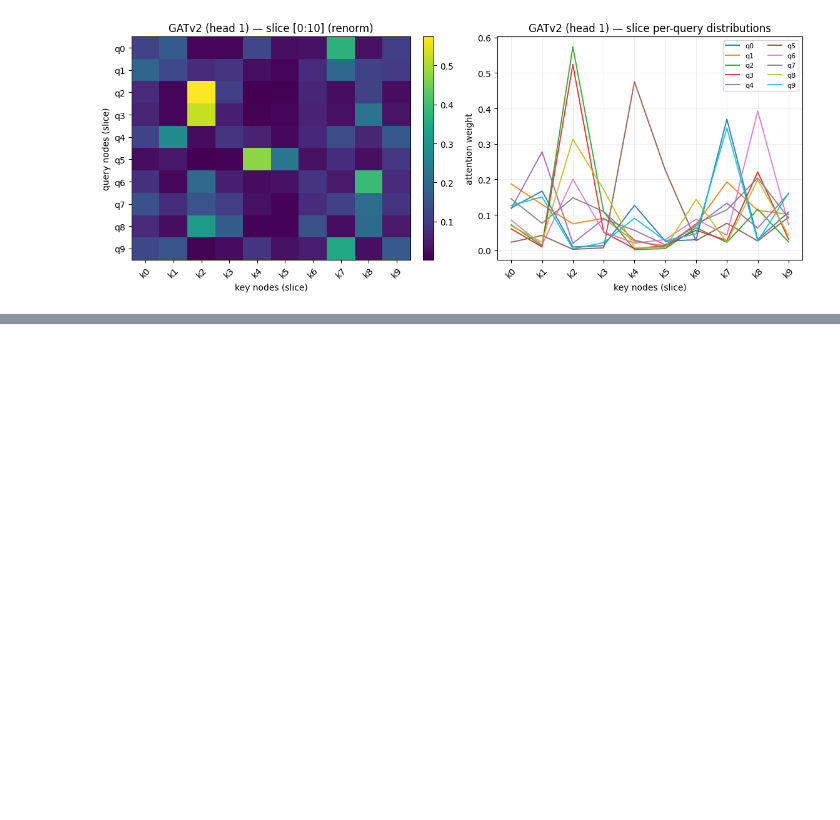
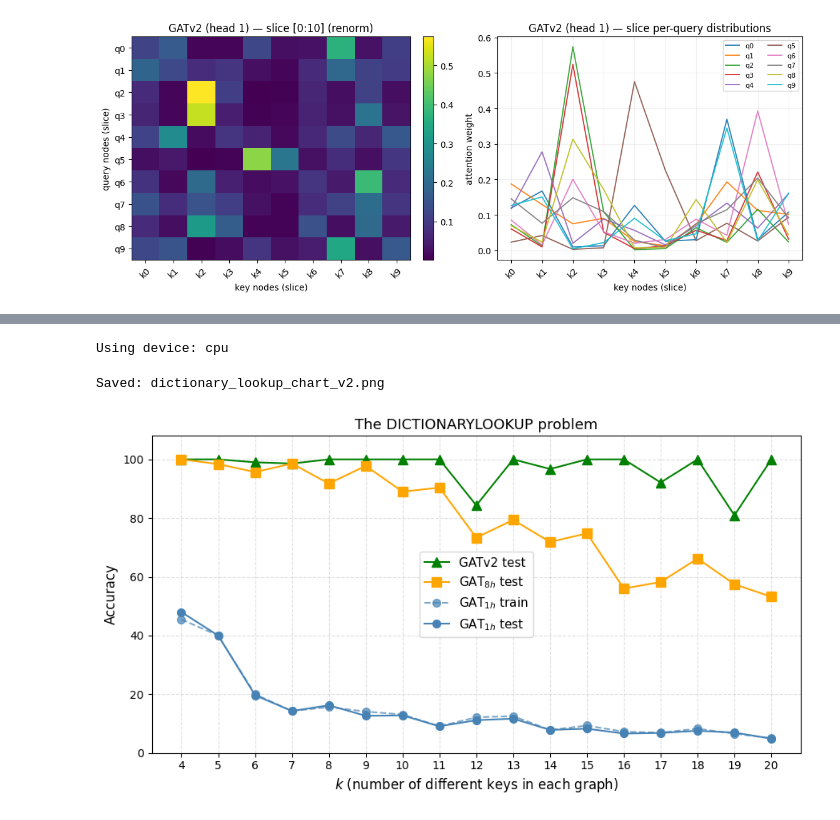
Before and after one commit to anushka-vijay/gat-wrecked, a Jupyter notebook: notebooks/01_dictionary_lookup.ipynb, the cells around one changed output, grey strips where cells are left out. Saved outputs shown, nothing was run; the diff lists cells and outputs as text; code cells hidden in the pictures; blank space fills up the shorter version.

Commit message:
Replication of figure 3 from paper

```diff
--- a/notebooks/01_dictionary_lookup.ipynb
+++ b/notebooks/01_dictionary_lookup.ipynb
@@ -265,0 +298,7 @@ plot_attention_panels(
+# %%
+device = torch.device('cuda' if torch.cuda.is_available() else 'cpu')
+print(f"Using device: {device}")
+if device.type == 'cuda':
+    print(f"GPU: {torch.cuda.get_device_name(0)}")
+# %% [output]
+Using device: cpu
@@ -265,0 +493,19 @@ plot_attention_panels(
+# %%
+fig, ax = plt.subplots(figsize=(9, 5))
+ax.plot(k_values, res['gatv2_te'],  'g^-',  label='GATv2 test',       markersize=9)
+ax.plot(k_values, res['gat8h_te'],  's-',   label='GAT$_{8h}$ test',  markersize=8, color='orange')
+ax.plot(k_values, res['gat1h_tr'],  'o--',  label='GAT$_{1h}$ train', markersize=7, color='steelblue', alpha=0.7)
+ax.plot(k_values, res['gat1h_te'],  'o-',   label='GAT$_{1h}$ test',  markersize=7, color='steelblue')
+ax.set_xlabel('$k$ (number of different keys in each graph)', fontsize=12)
+ax.set_ylabel('Accuracy', fontsize=12)
+ax.set_title('The DICTIONARYLOOKUP problem', fontsize=13)
+ax.set_xticks(k_values)
+ax.set_ylim(0, 108)
+ax.legend(fontsize=11)
+ax.grid(True, linestyle='--', alpha=0.4)
+plt.tight_layout()
+plt.savefig('dictionary_lookup_chart_v2.png', dpi=150)
+print("\nSaved: dictionary_lookup_chart_v2.png")
+# %% [output]
+Saved: dictionary_lookup_chart_v2.png
+[figure, added]
```
Also changed, not shown: parts of 7 cells of this notebook, 1 other file.
